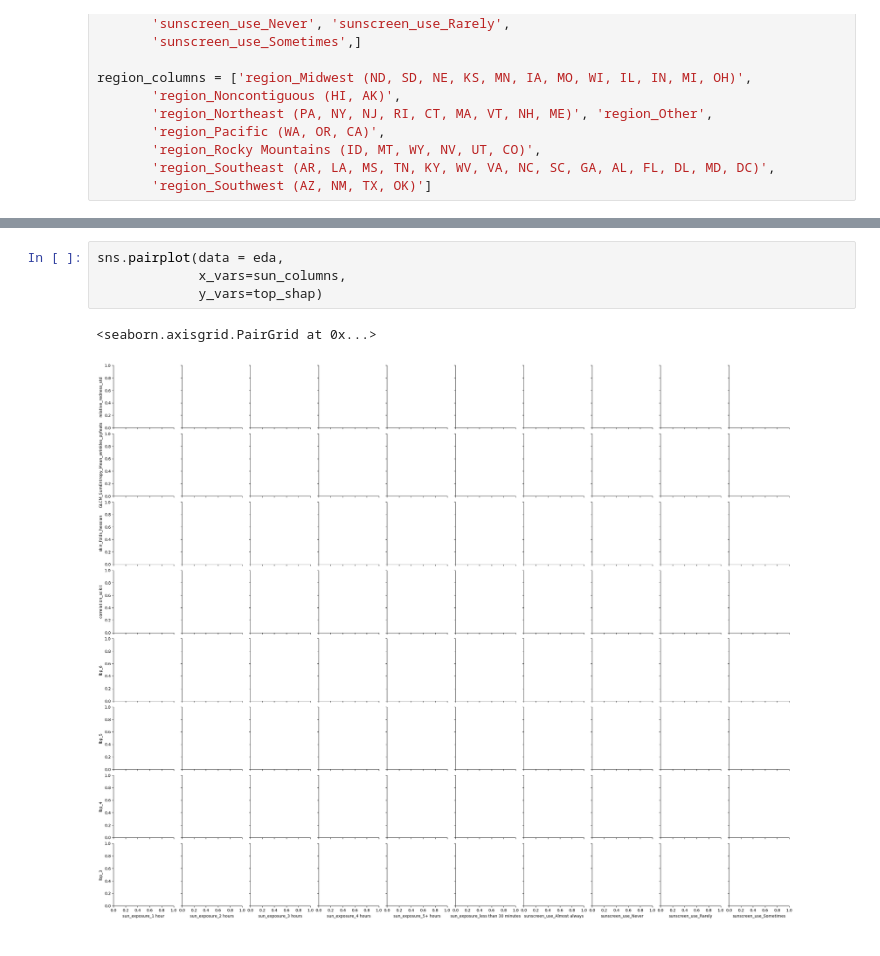
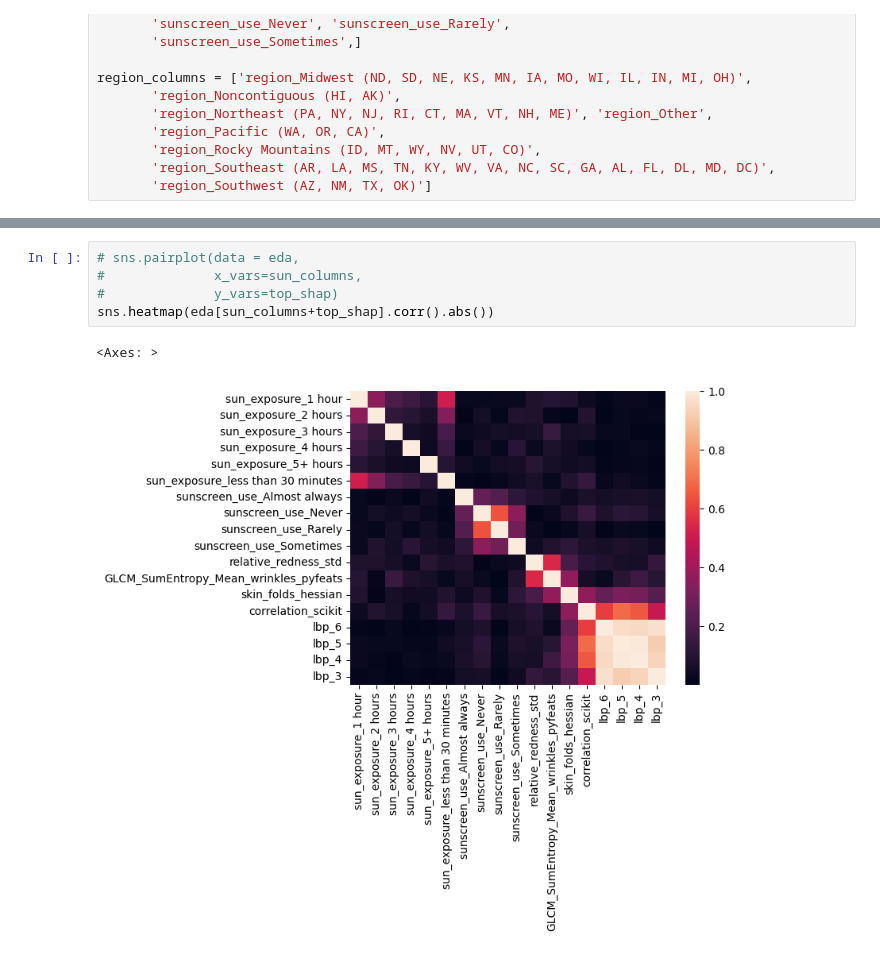
Before and after one commit to velexi-research/DermaML, a Jupyter notebook: notebooks/2024-11-08-NT-Feature-EDA.ipynb, the cells around one changed output, grey strips where cells are left out. Drawn from its saved outputs; the diff is of its cells as text.

```diff
--- a/notebooks/2024-11-08-NT-Feature-EDA.ipynb
+++ b/notebooks/2024-11-08-NT-Feature-EDA.ipynb
@@ -233,8 +262,9 @@ sns.pairplot(data = eda,
 # %%
-sns.pairplot(data = eda,
-             x_vars=sun_columns,
-             y_vars=top_shap)
+# sns.pairplot(data = eda,
+#              x_vars=sun_columns,
+#              y_vars=top_shap)
+sns.heatmap(eda[sun_columns+top_shap].corr().abs())
 # %% [output]
-<seaborn.axisgrid.PairGrid at 0x...>
+<Axes: >
-[figure, old version]
+[figure, new version]
 # %%
```
Also changed, not shown: parts of 4 cells of this notebook.
